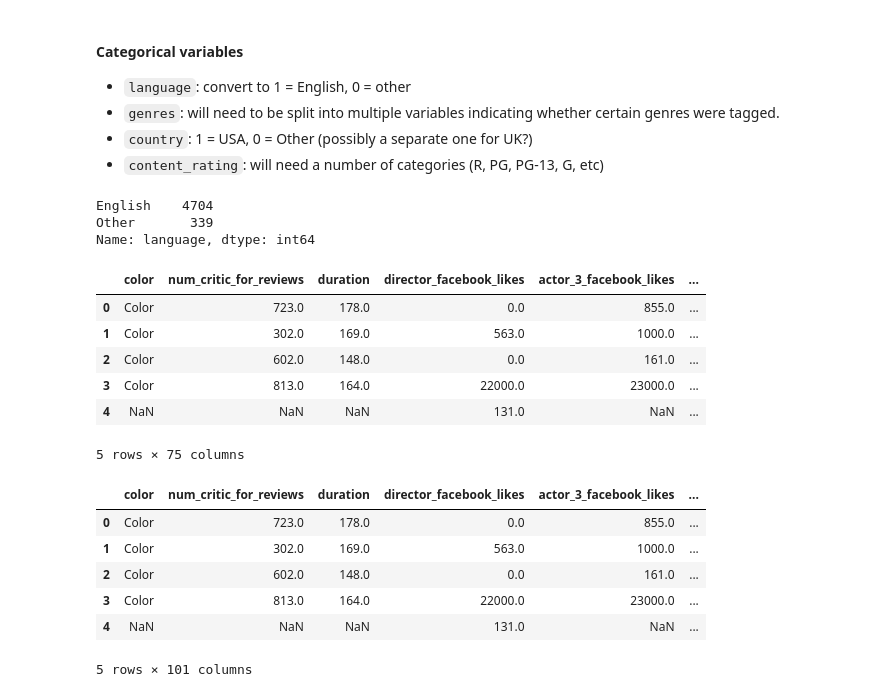
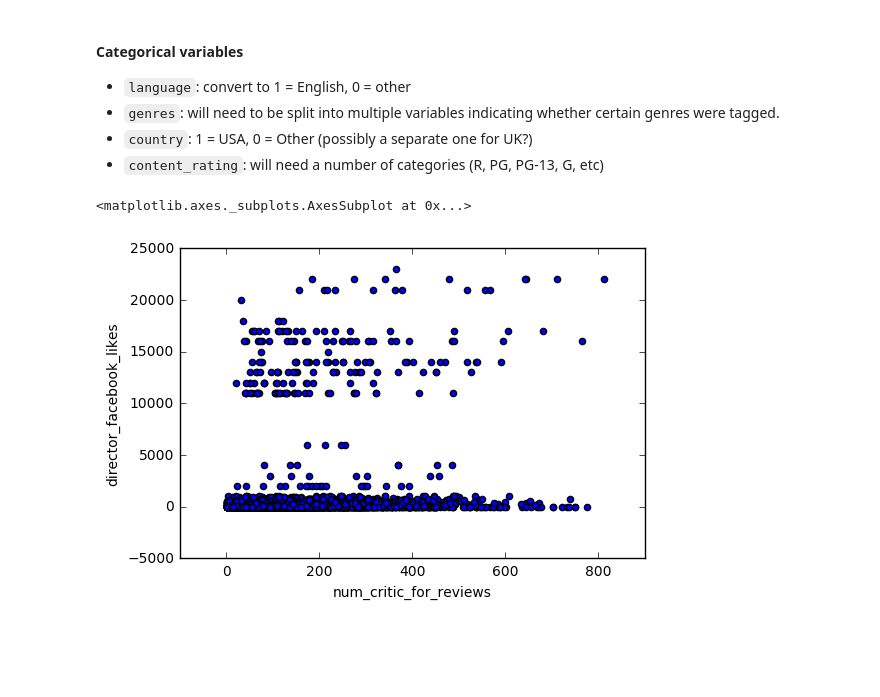
Before and after one commit to anoopctkm/machine-learning, a Jupyter notebook: projects/capstone/notebook.ipynb, the cells around one changed output. Saved outputs shown, nothing was run; the diff lists cells and outputs as text; code cells hidden in the pictures; blank space fills up the shorter version.

```diff
--- a/projects/capstone/notebook.ipynb
+++ b/projects/capstone/notebook.ipynb
@@ -130,28 +129,8 @@ utility.count_plot(genre_dummies.variable[genre_dummies.value == 1])
 - `genres`: will need to be split into multiple variables indicating whether certain genres were tagged.
 - `country`: 1 = USA, 0 = Other (possibly a separate one for UK?)
 - `content_rating`: will need a number of categories (R, PG, PG-13, G, etc)
-# %%
-imdb.ix[imdb.language != 'English', 'language'] = 'Other'
-imdb.language.value_counts()
-# %% [output]
-English    4704
-Other       339
-Name: language, dtype: int64
-# %%
-# Obtain dummy coded versions of all genres
-imdb.head(5)
-# %% [output]
-|  | color | num_critic_for_reviews | duration | director_facebook_likes | actor_3_facebook_likes | ... |
-| 0 | Color | 723.0 | 178.0 | 0.0 | 855.0 | ... |
-| 1 | Color | 302.0 | 169.0 | 563.0 | 1000.0 | ... |
-| 2 | Color | 602.0 | 148.0 | 0.0 | 161.0 | ... |
-| 3 | Color | 813.0 | 164.0 | 22000.0 | 23000.0 | ... |
-| 4 | NaN | NaN | NaN | 131.0 | NaN | ... |
-5 rows × 75 columns
-|  | color | num_critic_for_reviews | duration | director_facebook_likes | actor_3_facebook_likes | ... |
-| 0 | Color | 723.0 | 178.0 | 0.0 | 855.0 | ... |
-| 1 | Color | 302.0 | 169.0 | 563.0 | 1000.0 | ... |
-| 2 | Color | 602.0 | 148.0 | 0.0 | 161.0 | ... |
-| 3 | Color | 813.0 | 164.0 | 22000.0 | 23000.0 | ... |
-| 4 | NaN | NaN | NaN | 131.0 | NaN | ... |
-5 rows × 101 columns
+# %%
+imdb.plot.scatter('num_critic_for_reviews', 'director_facebook_likes')
+# %% [output]
+<matplotlib.axes._subplots.AxesSubplot at 0x...>
+[figure, added]
```
Also changed, not shown: parts of 5 cells of this notebook, 2 other files.
